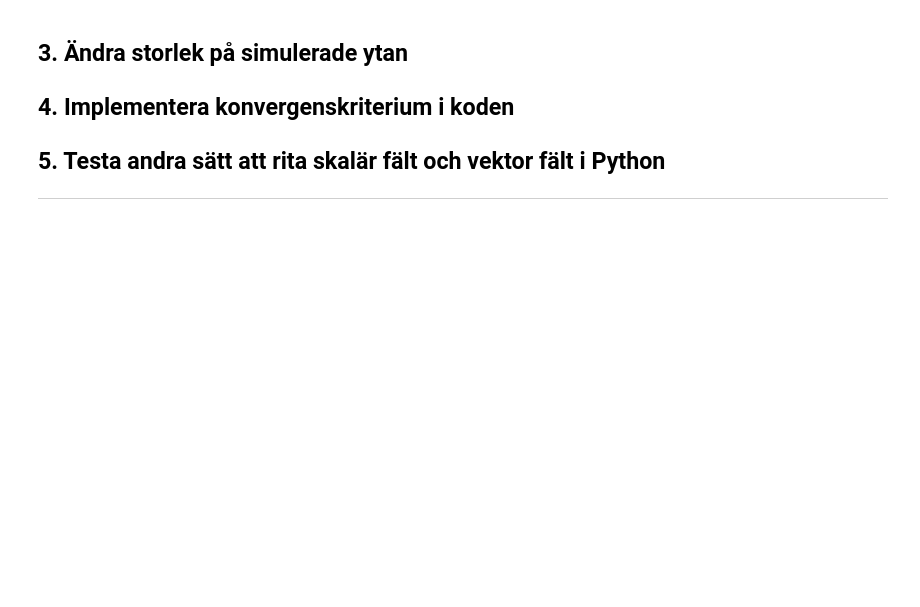
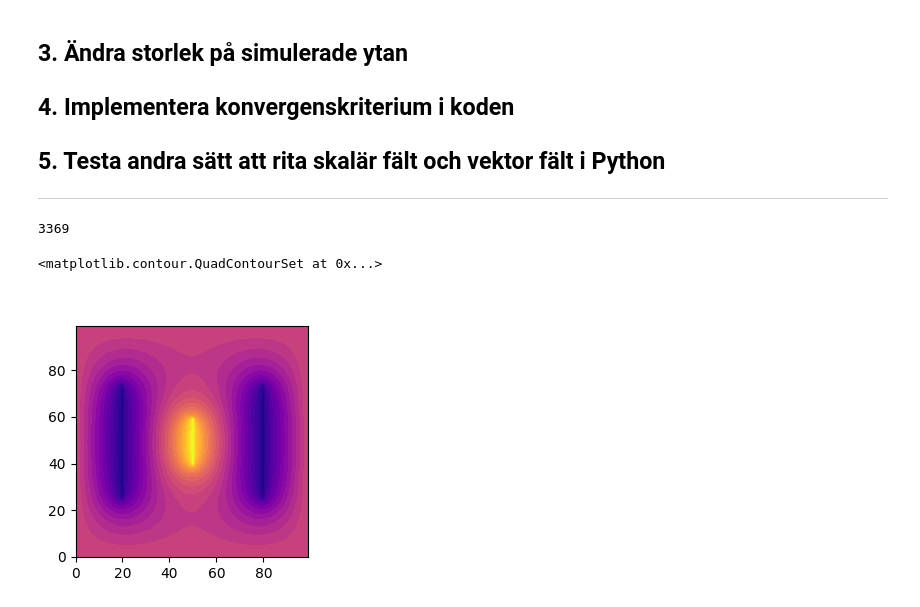
Before and after one commit to Hobbit0419/Uni_code, a Jupyter notebook: Elmag/Lektion 4/Lektion4a.ipynb, the cells around one changed output. Cells and saved outputs as stored; diff of their text form; code cells hidden in the pictures; blank space fills up the shorter version.

```diff
--- a/Elmag/Lektion 4/Lektion4a.ipynb
+++ b/Elmag/Lektion 4/Lektion4a.ipynb
@@ -208,3 +209,53 @@ V[:,Ny-1] = V[:,Ny-2]
 ## 5. Testa andra sätt att rita skalär fält och vektor fält i Python
 
 ---
+# %%
+def elektroder(V):
+    V[25:75, 20] = -100
+    V[40:60, 50] = 100
+    V[25:75, 80] = -100
+
+def randD(V,Nx,Ny):
+    V[0,:] = 0
+    V[Nx-1,:] = 0
+    V[:,0] = 0
+    V[:,Ny-1] = 0
+
+def randN(V,Nx,Ny):
+    V[0,:] = V[1,:]
+    V[Nx-1,:] = V[Nx-2,:]
+    V[:,0] = V[:,1]
+    V[:,Ny-1] = V[:,Ny-2]
+# %%
+Nx = 100
+Ny = 100
+V = np.zeros( (Nx,Ny) ) # förberedder tom rutnät
+
+# loop
+count = 0
+while True:
+    V_old = V.copy()
+    for x in range(1,Nx-1) :
+        for y in range(1,Ny-1) :
+            V[x,y] = ( V[x-1,y] + V[x,y-1] + V[x,y+1] + V[x+1,y] )/4
+    elektroder(V)
+    randD(V,Nx,Ny)
+
+    count += 1
+
+    if abs(V_old-V).mean() < (10**-6) and count > 10:
+        break
+
+print(count)
+
+(Ex, Ey) = np.gradient(-V)
+Emag = np.sqrt(Ex**2 + Ey**2)
+# %% [output]
+3369
+# %%
+X, Y = np.meshgrid(np.arange(Ny), np.arange(Nx))
+fig, ax = plt.subplots(figsize=(3,3))
+ax.contourf(X, Y, V, 30, cmap='plasma')
+# %% [output]
+<matplotlib.contour.QuadContourSet at 0x...>
+[figure, added]
```
Also changed, not shown: parts of 10 cells of this notebook, 29 other files.
